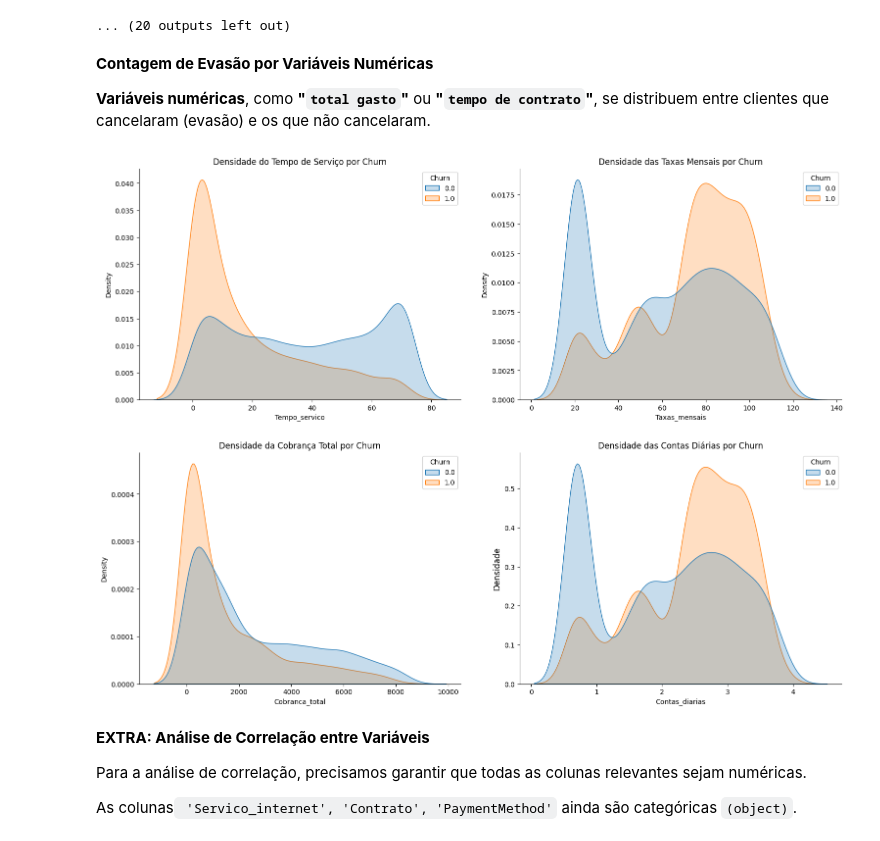
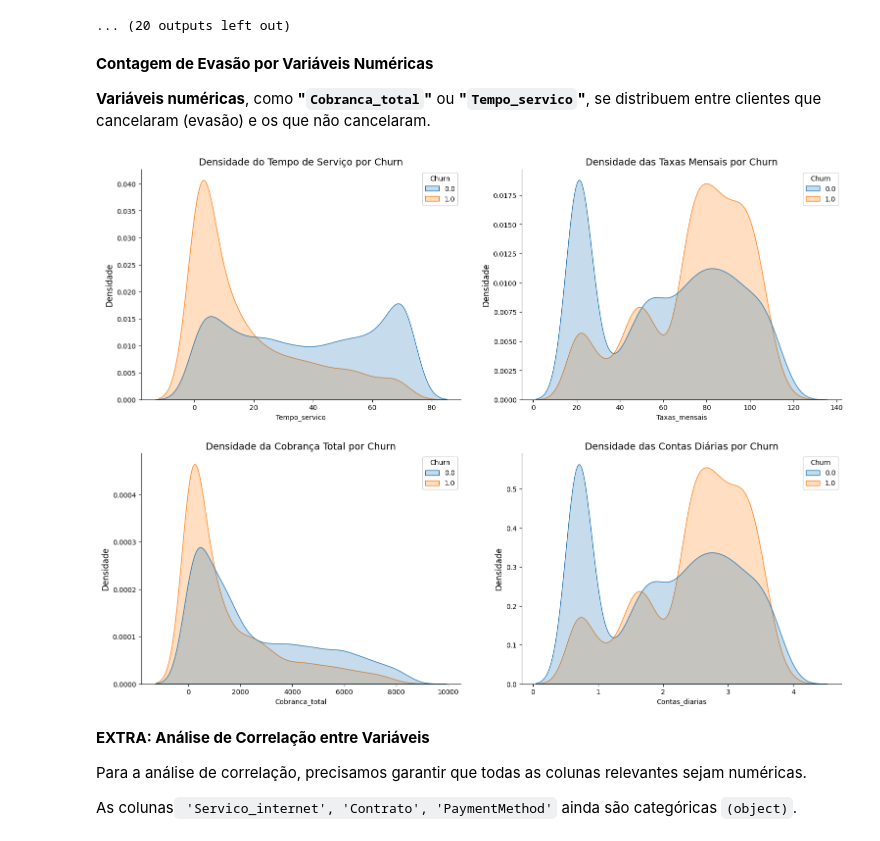
Before and after one commit to Raybarreto/Challenge2_TelecomX_I, a Jupyter notebook: Telecom_BR.ipynb, the cells around one changed output. Saved outputs shown, nothing was run; the diff lists cells and outputs as text; code cells hidden in the pictures.

```diff
--- a/Telecom_BR.ipynb
+++ b/Telecom_BR.ipynb
@@ -370,38 +381,38 @@ Churn por Varias_linhas (Percentual):
 # %% [markdown]
 **Contagem de Evasão por Variáveis Numéricas**
 
- **Variáveis numéricas**, como **"`total gasto`"** ou **"`tempo de contrato`"**, se distribuem entre clientes que cancelaram (evasão) e os que não cancelaram.
+ **Variáveis numéricas**, como **"`Cobranca_total`"** ou **"`Tempo_servico`"**, se distribuem entre clientes que cancelaram (evasão) e os que não cancelaram.
 # %%
 fig, axes = plt.subplots(2, 2, figsize=(16, 12))
 
 # Tempo_servico
 sns.kdeplot(data=df, x='Tempo_servico', hue='Churn', fill=True, common_norm=False, ax=axes[0, 0])
-sns.despine()
-axes[0, 0].set_title('Densidade do Tempo de Serviço por Churn')
-plt.ylabel('Densidade', fontsize=12)
+sns.despine(ax=axes[0, 0])
+axes[0, 0].set_title('Densidade do Tempo de Serviço por Churn', fontsize=14)
+axes[0, 0].set_ylabel('Densidade', fontsize=12)
 
 # Taxas_mensais
 sns.kdeplot(data=df, x='Taxas_mensais', hue='Churn', fill=True, common_norm=False, ax=axes[0, 1])
-sns.despine()
-axes[0, 1].set_title('Densidade das Taxas Mensais por Churn')
-plt.ylabel('Densidade', fontsize=12)
+sns.despine(ax=axes[0, 1])
+axes[0, 1].set_title('Densidade das Taxas Mensais por Churn', fontsize=14)
+axes[0, 1].set_ylabel('Densidade', fontsize=12)
 
 # Cobranca_total
 sns.kdeplot(data=df, x='Cobranca_total', hue='Churn', fill=True, common_norm=False, ax=axes[1, 0])
-sns.despine()
-axes[1, 0].set_title('Densidade da Cobrança Total por Churn')
-plt.ylabel('Densidade', fontsize=12)
+sns.despine(ax=axes[1, 0])
+axes[1, 0].set_title('Densidade da Cobrança Total por Churn', fontsize=14)
+axes[1, 0].set_ylabel('Densidade', fontsize=12)
 
 # Contas_diarias
 sns.kdeplot(data=df, x='Contas_diarias', hue='Churn', fill=True, common_norm=False, ax=axes[1, 1])
-sns.despine()
-axes[1, 1].set_title('Densidade das Contas Diárias por Churn')
-plt.ylabel('Densidade', fontsize=12)
+sns.despine(ax=axes[1, 1])
+axes[1, 1].set_title('Densidade das Contas Diárias por Churn', fontsize=14 )
+axes[1, 1].set_ylabel('Densidade', fontsize=12)
 
 plt.tight_layout(pad=3.0)
 plt.show()
 # %% [output]
-[figure, old version]
+[figure, new version]
 # %% [markdown]
 **EXTRA: Análise de Correlação entre Variáveis**
 
```
Also changed, not shown: parts of 5 cells of this notebook.
